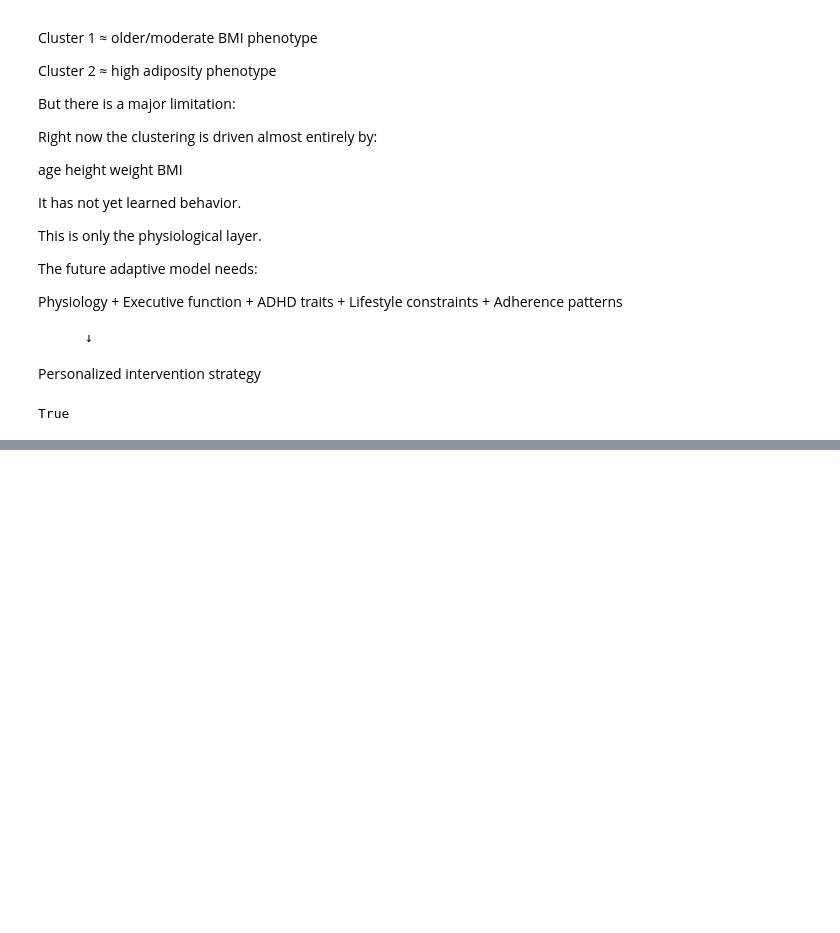
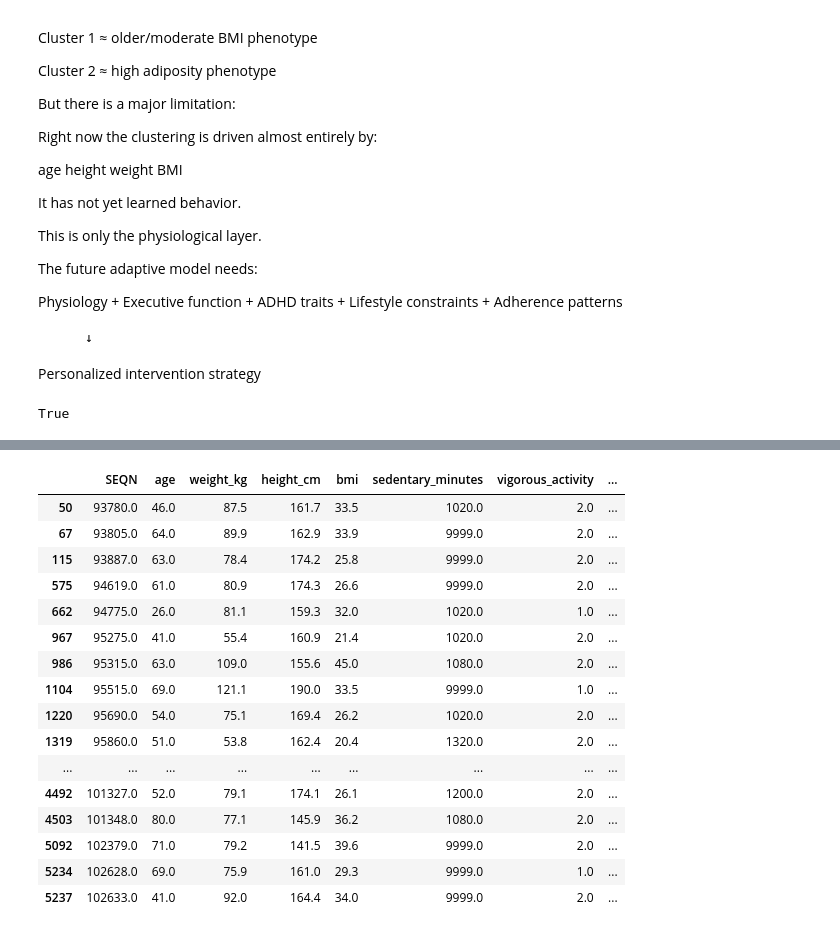
Before and after one commit to crloukas98/adaptive-health-engine, a Jupyter notebook: notebooks/02_feature_engineering.ipynb, the cells around one changed output, grey strips where cells are left out. Cells and saved outputs as stored; diff of their text form; code cells hidden in the pictures; blank space fills up the shorter version.

Commit message:
Build adaptive health phenotype discovery pipeline

```diff
--- a/notebooks/02_feature_engineering.ipynb
+++ b/notebooks/02_feature_engineering.ipynb
@@ -372,0 +414,10 @@ True
+# %%
+import pandas as pd
+
+paq = pd.read_sas(
+    "../data/raw/nhanes/PAQ_J.XPT"
+)
+
+activity_features = create_activity_features(paq)
+
+activity_features.head()
@@ -372,0 +564,8 @@ True
+# %%
+nhanes_j = demo_j.merge(
+    body_j,
+    on="SEQN",
+    how="inner"
+)
+
+nhanes_j.shape
@@ -372,0 +574,10 @@ True
+# %%
+health_features_j = create_basic_health_features(
+    nhanes_j
+)
+
+health_features_j = clean_features(
+    health_features_j
+)
+
+health_features_j.head()
@@ -372,0 +591,12 @@ True
+# %%
+activity_features_j = create_activity_features(
+    paq
+)
+
+health_behavior_j = health_features_j.merge(
+    activity_features_j,
+    on="SEQN",
+    how="inner"
+)
+
+health_behavior_j.shape
@@ -372,0 +734,23 @@ True
+# %%
+health_behavior_j["sedentary_minutes"].describe()
+health_behavior_j[
+    health_behavior_j["sedentary_minutes"] > 1000
+]
+# %% [output]
+|  | SEQN | age | weight_kg | height_cm | bmi | sedentary_minutes | vigorous_activity | ... |
+| 50 | 93780.0 | 46.0 | 87.5 | 161.7 | 33.5 | 1020.0 | 2.0 | ... |
+| 67 | 93805.0 | 64.0 | 89.9 | 162.9 | 33.9 | 9999.0 | 2.0 | ... |
+| 115 | 93887.0 | 63.0 | 78.4 | 174.2 | 25.8 | 9999.0 | 2.0 | ... |
+| 575 | 94619.0 | 61.0 | 80.9 | 174.3 | 26.6 | 9999.0 | 2.0 | ... |
+| 662 | 94775.0 | 26.0 | 81.1 | 159.3 | 32.0 | 1020.0 | 1.0 | ... |
+| 967 | 95275.0 | 41.0 | 55.4 | 160.9 | 21.4 | 1020.0 | 2.0 | ... |
+| 986 | 95315.0 | 63.0 | 109.0 | 155.6 | 45.0 | 1080.0 | 2.0 | ... |
+| 1104 | 95515.0 | 69.0 | 121.1 | 190.0 | 33.5 | 9999.0 | 1.0 | ... |
+| 1220 | 95690.0 | 54.0 | 75.1 | 169.4 | 26.2 | 1020.0 | 2.0 | ... |
+| 1319 | 95860.0 | 51.0 | 53.8 | 162.4 | 20.4 | 1320.0 | 2.0 | ... |
+| ... | ... | ... | ... | ... | ... | ... | ... | ... |
+| 4492 | 101327.0 | 52.0 | 79.1 | 174.1 | 26.1 | 1200.0 | 2.0 | ... |
+| 4503 | 101348.0 | 80.0 | 77.1 | 145.9 | 36.2 | 1080.0 | 2.0 | ... |
+| 5092 | 102379.0 | 71.0 | 79.2 | 141.5 | 39.6 | 9999.0 | 2.0 | ... |
+| 5234 | 102628.0 | 69.0 | 75.9 | 161.0 | 29.3 | 9999.0 | 1.0 | ... |
+| 5237 | 102633.0 | 41.0 | 92.0 | 164.4 | 34.0 | 9999.0 | 2.0 | ... |
```
Also changed, not shown: parts of 45 cells of this notebook, 9 other files.
